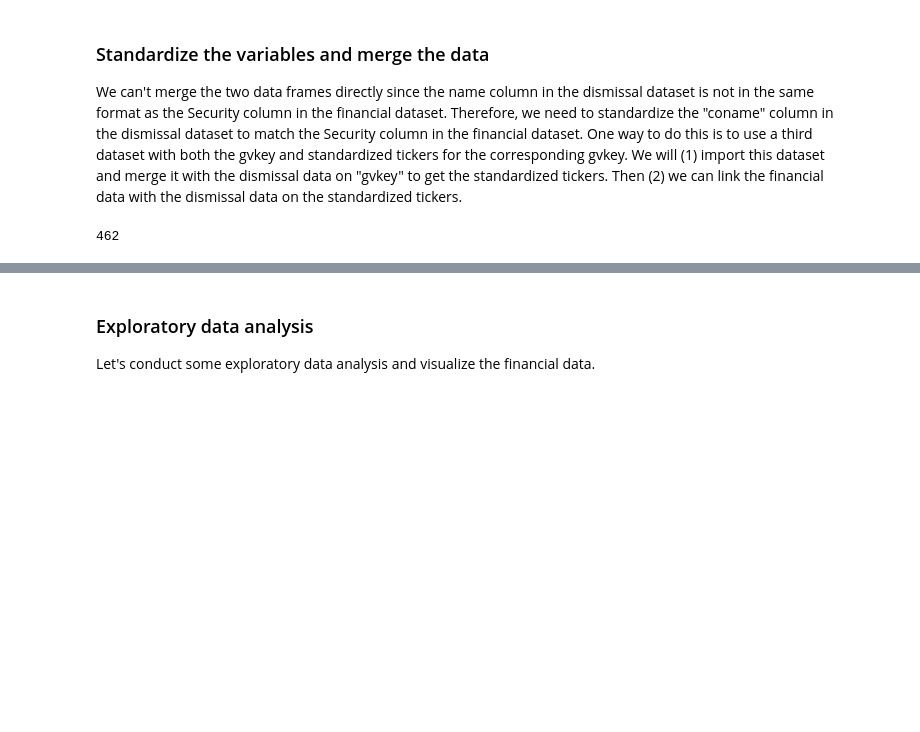
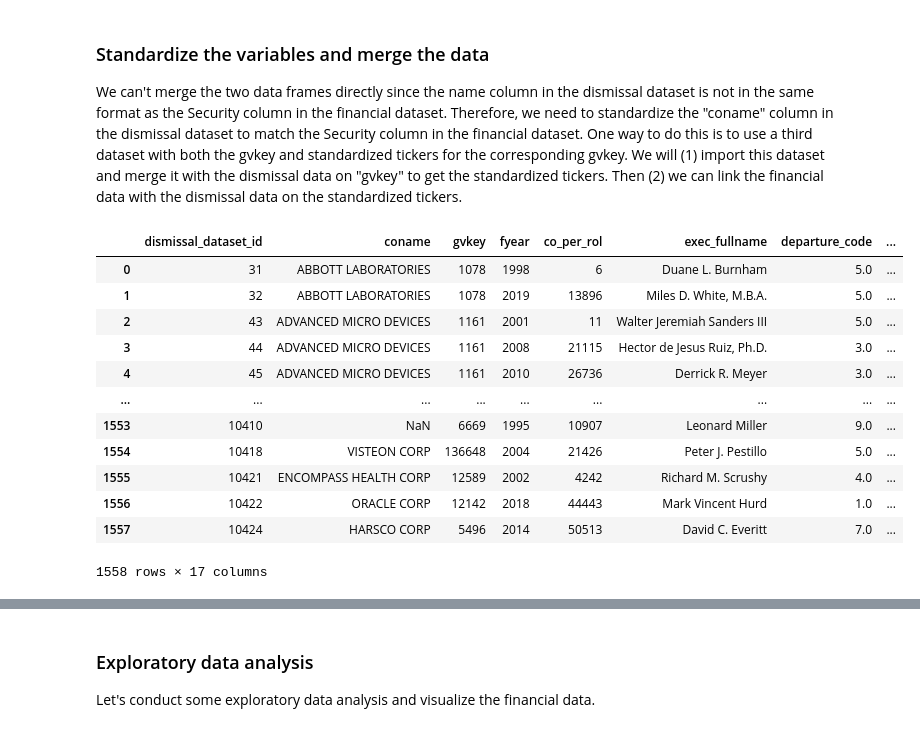
Before and after one commit to gkukish/CEO-Dismissal-Causal-Inference, a Jupyter notebook: Code/Clean/successful panel.ipynb, the cells around one changed output, grey strips where cells are left out. Saved outputs shown, nothing was run; the diff lists cells and outputs as text; code cells hidden in the pictures; blank space fills up the shorter version.

```diff
--- a/Code/Clean/successful panel.ipynb
+++ b/Code/Clean/successful panel.ipynb
@@ -91,9 +89,24 @@ the Security column in the financial dataset. Therefore, we need to standardize
 # %%
 # Standardize the company tickers in dismissal data
 codes = codes.rename(columns={"Compustat gvkey":"gvkey"})
 standardized_names = dismissal.merge(codes[["gvkey","Compustat name","CRSP ticker"]],on="gvkey",how="left")
 # Check how many unique companies we have left in the dismissal data
 standardized_names = standardized_names.rename(columns={"CRSP ticker":"Symbol"})
 standardized_names["Compustat name"].nunique()
+standardized_names.dropna(subset=["Symbol"],inplace=True)
+standardized_names.reset_index(drop=True,inplace=True)
+standardized_names
 # %% [output]
+|  | dismissal_dataset_id | coname | gvkey | fyear | co_per_rol | exec_fullname | departure_code | ... |
+| 0 | 31 | ABBOTT LABORATORIES | 1078 | 1998 | 6 | Duane L. Burnham | 5.0 | ... |
+| 1 | 32 | ABBOTT LABORATORIES | 1078 | 2019 | 13896 | Miles D. White, M.B.A. | 5.0 | ... |
+| 2 | 43 | ADVANCED MICRO DEVICES | 1161 | 2001 | 11 | Walter Jeremiah Sanders III | 5.0 | ... |
+| 3 | 44 | ADVANCED MICRO DEVICES | 1161 | 2008 | 21115 | Hector de Jesus Ruiz, Ph.D. | 3.0 | ... |
+| 4 | 45 | ADVANCED MICRO DEVICES | 1161 | 2010 | 26736 | Derrick R. Meyer | 3.0 | ... |
+| ... | ... | ... | ... | ... | ... | ... | ... | ... |
+| 1553 | 10410 | NaN | 6669 | 1995 | 10907 | Leonard Miller | 9.0 | ... |
+| 1554 | 10418 | VISTEON CORP | 136648 | 2004 | 21426 | Peter J. Pestillo | 5.0 | ... |
+| 1555 | 10421 | ENCOMPASS HEALTH CORP | 12589 | 2002 | 4242 | Richard M. Scrushy | 4.0 | ... |
+| 1556 | 10422 | ORACLE CORP | 12142 | 2018 | 44443 | Mark Vincent Hurd | 1.0 | ... |
+| 1557 | 10424 | HARSCO CORP | 5496 | 2014 | 50513 | David C. Everitt | 7.0 | ... |
-462
+1558 rows × 17 columns
```
Also changed, not shown: parts of 10 cells of this notebook.
